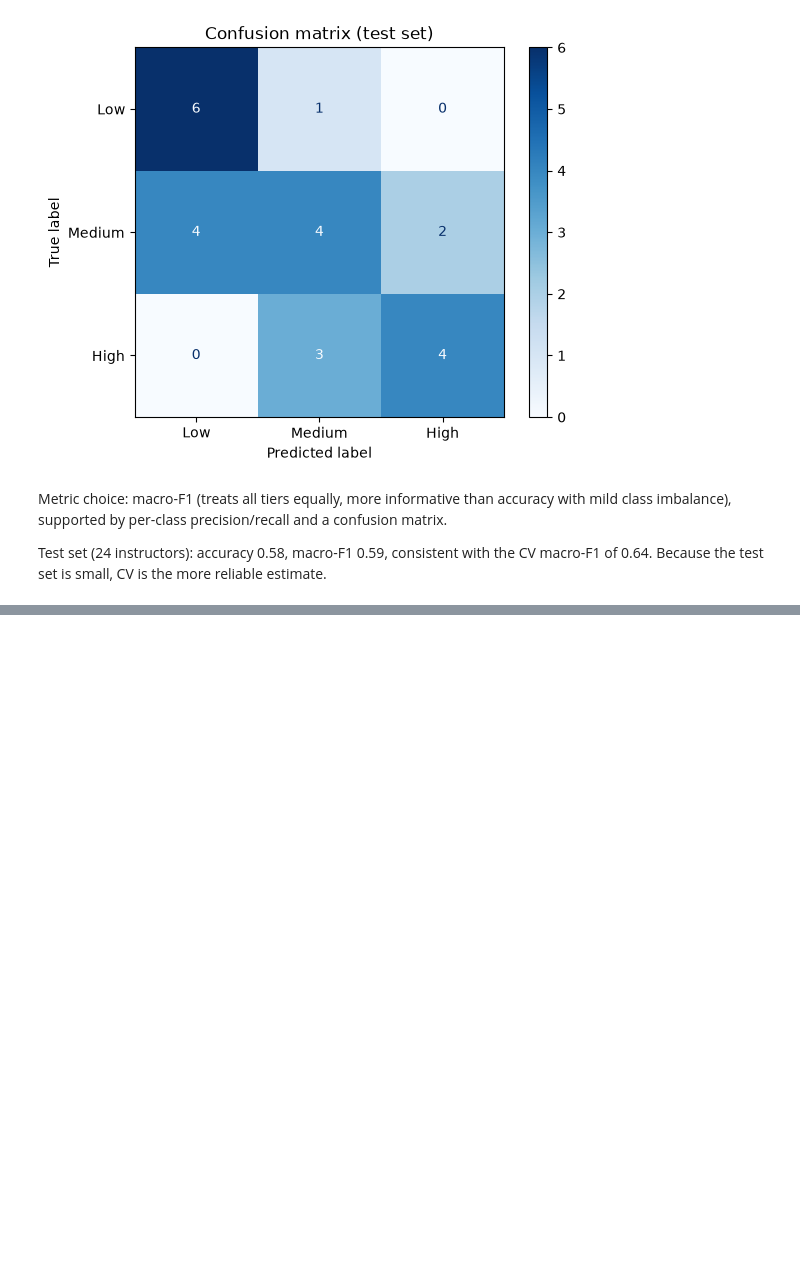
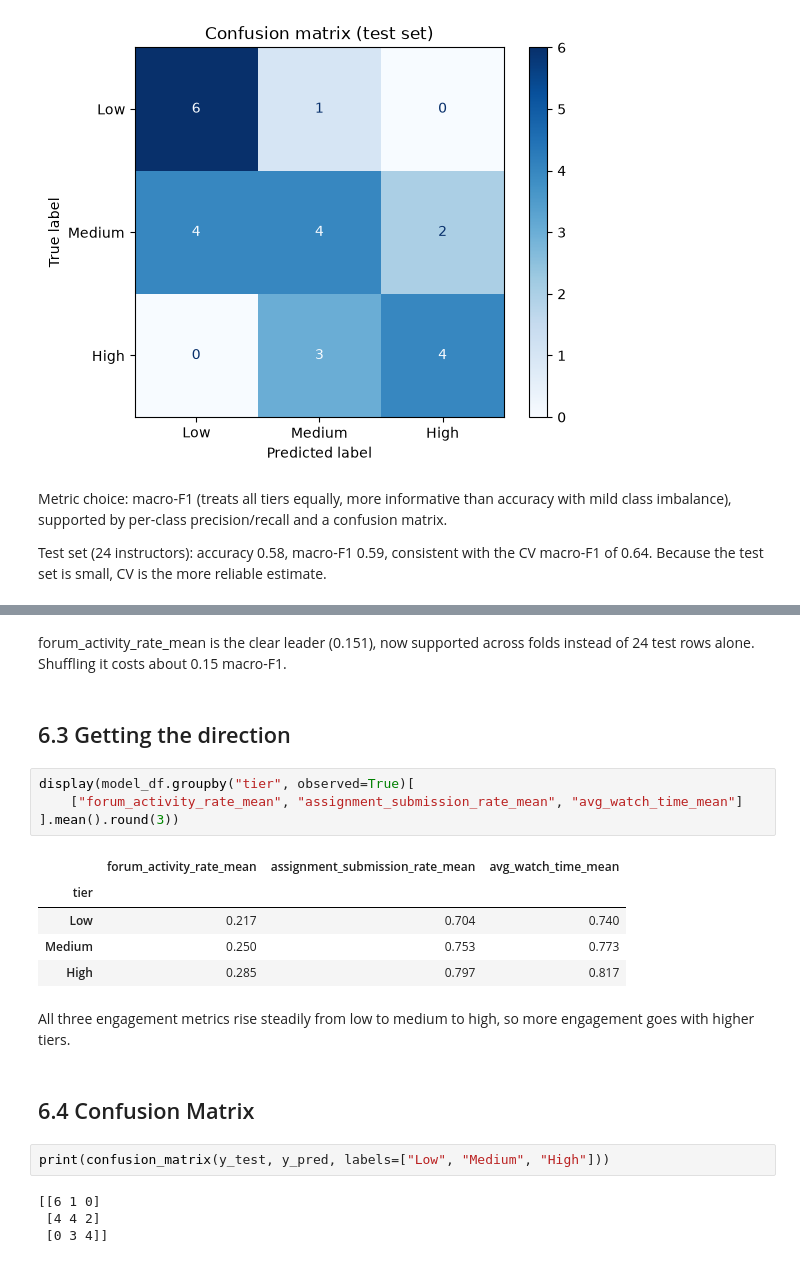
Before and after one commit to MdSahil1702/InternshipAssignments, a Jupyter notebook: Accredian Data Science & AI Content Specialist internship/Instructor_Effectiveness_Modeling.ipynb, the cells around one changed output, grey strips where cells are left out. Cells and saved outputs as stored; diff of their text form; blank space fills up the shorter version.

```diff
--- a/Accredian Data Science & AI Content Specialist internship/Instructor_Effectiveness_Modeling.ipynb
+++ b/Accredian Data Science & AI Content Specialist internship/Instructor_Effectiveness_Modeling.ipynb
@@ -491,0 +553,24 @@ Test set (24 instructors): accuracy 0.58, macro-F1 0.59, consistent with the CV
+# %% [markdown]
+forum_activity_rate_mean is the clear leader (0.151), now supported across folds instead of 24 test rows alone. Shuffling it costs about 0.15 macro-F1.
+# %% [markdown]
+## 6.3 Getting the direction
+# %%
+display(model_df.groupby("tier", observed=True)[
+    ["forum_activity_rate_mean", "assignment_submission_rate_mean", "avg_watch_time_mean"]
+].mean().round(3))
+# %% [output]
+|  | forum_activity_rate_mean | assignment_submission_rate_mean | avg_watch_time_mean |
+| tier |  |  |  |
+| Low | 0.217 | 0.704 | 0.740 |
+| Medium | 0.250 | 0.753 | 0.773 |
+| High | 0.285 | 0.797 | 0.817 |
+# %% [markdown]
+All three engagement metrics rise steadily from low to medium to high, so more engagement goes with higher tiers.
+# %% [markdown]
+## 6.4 Confusion Matrix
+# %%
+print(confusion_matrix(y_test, y_pred, labels=["Low", "Medium", "High"]))
+# %% [output]
+[[6 1 0]
+ [4 4 2]
+ [0 3 4]]
```
Also changed, not shown: parts of 8 cells of this notebook.
